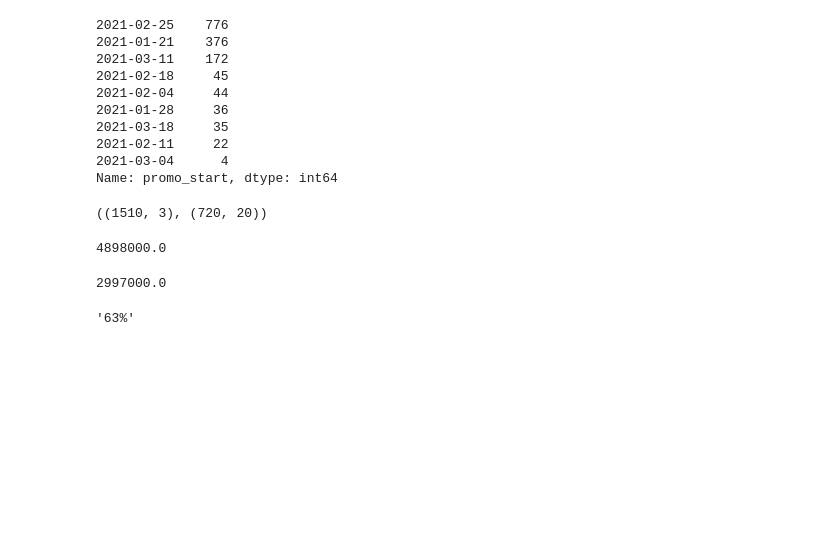
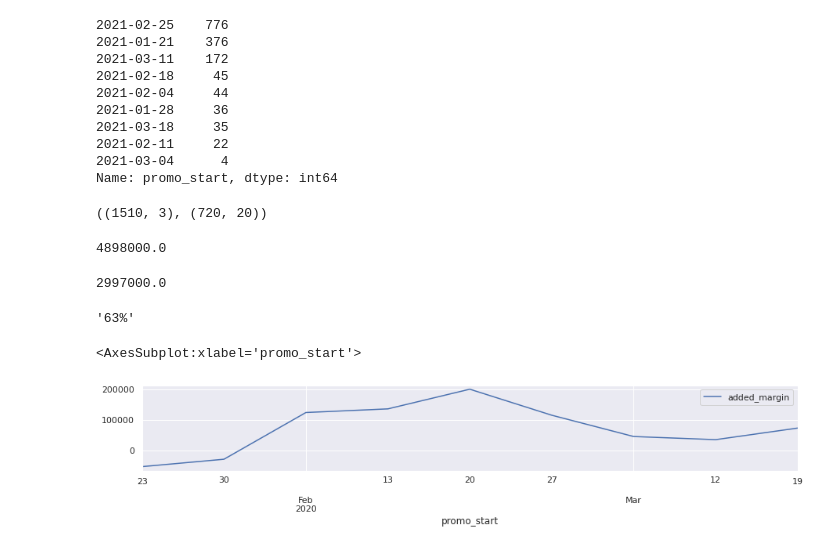
Before and after one commit to gorodion/LentaPromo, a Jupyter notebook: sku-level-model.ipynb, the cells around one changed output. Cells and saved outputs as stored; diff of their text form; code cells hidden in the pictures; blank space fills up the shorter version.

```diff
--- a/sku-level-model.ipynb
+++ b/sku-level-model.ipynb
@@ -282,3 +284,12 @@ added_margin_calendar_total = calendar['biweekly_added_margin'].sum() / promo['a
 f"{added_margin_calendar_total:.0%}"
 # %% [output]
 '63%'
+# %%
+%matplotlib inline
+
+import seaborn
+seaborn.set()
+promo[promo.week_number < 13].groupby('promo_start').agg({'added_margin': 'sum'}).plot(figsize=(15, 2))
+# %% [output]
+<AxesSubplot:xlabel='promo_start'>
+[figure, added]
```
Also changed, not shown: parts of 7 cells of this notebook.
